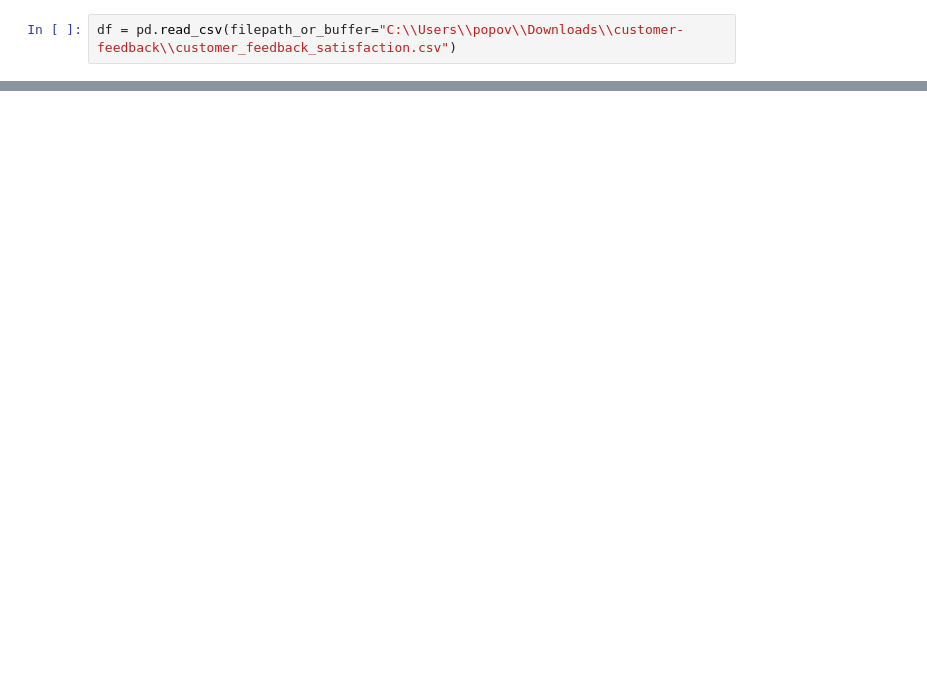
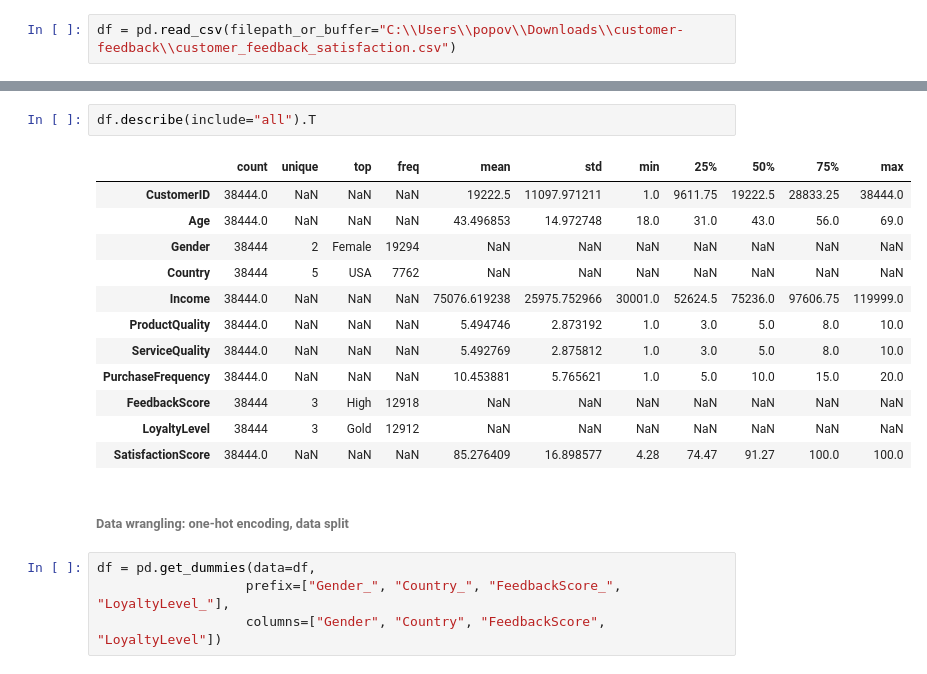
Before and after one commit to popovstefan/customer-feedback, a Jupyter notebook: machine-learning-model/CustomerFeedback.ipynb, the cells around one changed output, grey strips where cells are left out. Saved outputs shown, nothing was run; the diff lists cells and outputs as text; blank space fills up the shorter version.

```diff
--- a/machine-learning-model/CustomerFeedback.ipynb
+++ b/machine-learning-model/CustomerFeedback.ipynb
@@ -42,0 +137,21 @@ mse, r2
+# %%
+df.describe(include="all").T
+# %% [output]
+|  | count | unique | top | freq | mean | std | min | 25% | 50% | 75% | max |
+| CustomerID | 38444.0 | NaN | NaN | NaN | 19222.5 | 11097.971211 | 1.0 | 9611.75 | 19222.5 | 28833.25 | 38444.0 |
+| Age | 38444.0 | NaN | NaN | NaN | 43.496853 | 14.972748 | 18.0 | 31.0 | 43.0 | 56.0 | 69.0 |
+| Gender | 38444 | 2 | Female | 19294 | NaN | NaN | NaN | NaN | NaN | NaN | NaN |
+| Country | 38444 | 5 | USA | 7762 | NaN | NaN | NaN | NaN | NaN | NaN | NaN |
+| Income | 38444.0 | NaN | NaN | NaN | 75076.619238 | 25975.752966 | 30001.0 | 52624.5 | 75236.0 | 97606.75 | 119999.0 |
+| ProductQuality | 38444.0 | NaN | NaN | NaN | 5.494746 | 2.873192 | 1.0 | 3.0 | 5.0 | 8.0 | 10.0 |
+| ServiceQuality | 38444.0 | NaN | NaN | NaN | 5.492769 | 2.875812 | 1.0 | 3.0 | 5.0 | 8.0 | 10.0 |
+| PurchaseFrequency | 38444.0 | NaN | NaN | NaN | 10.453881 | 5.765621 | 1.0 | 5.0 | 10.0 | 15.0 | 20.0 |
+| FeedbackScore | 38444 | 3 | High | 12918 | NaN | NaN | NaN | NaN | NaN | NaN | NaN |
+| LoyaltyLevel | 38444 | 3 | Gold | 12912 | NaN | NaN | NaN | NaN | NaN | NaN | NaN |
+| SatisfactionScore | 38444.0 | NaN | NaN | NaN | 85.276409 | 16.898577 | 4.28 | 74.47 | 91.27 | 100.0 | 100.0 |
+# %% [markdown]
+###### Data wrangling: one-hot encoding, data split
+# %%
+df = pd.get_dummies(data=df,
+                   prefix=["Gender_", "Country_", "FeedbackScore_", "LoyaltyLevel_"],
+                   columns=["Gender", "Country", "FeedbackScore", "LoyaltyLevel"])
```
Also changed, not shown: parts of 48 cells of this notebook, 1 other file.
